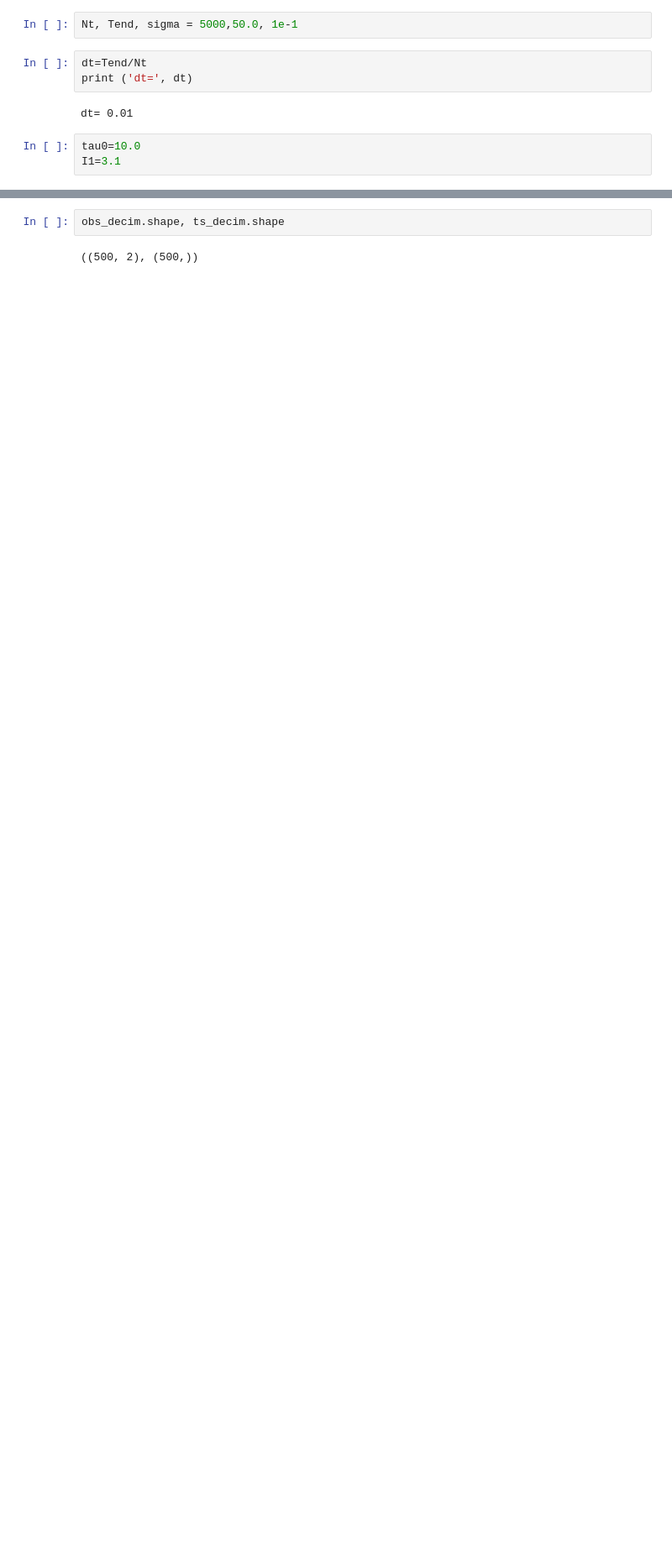
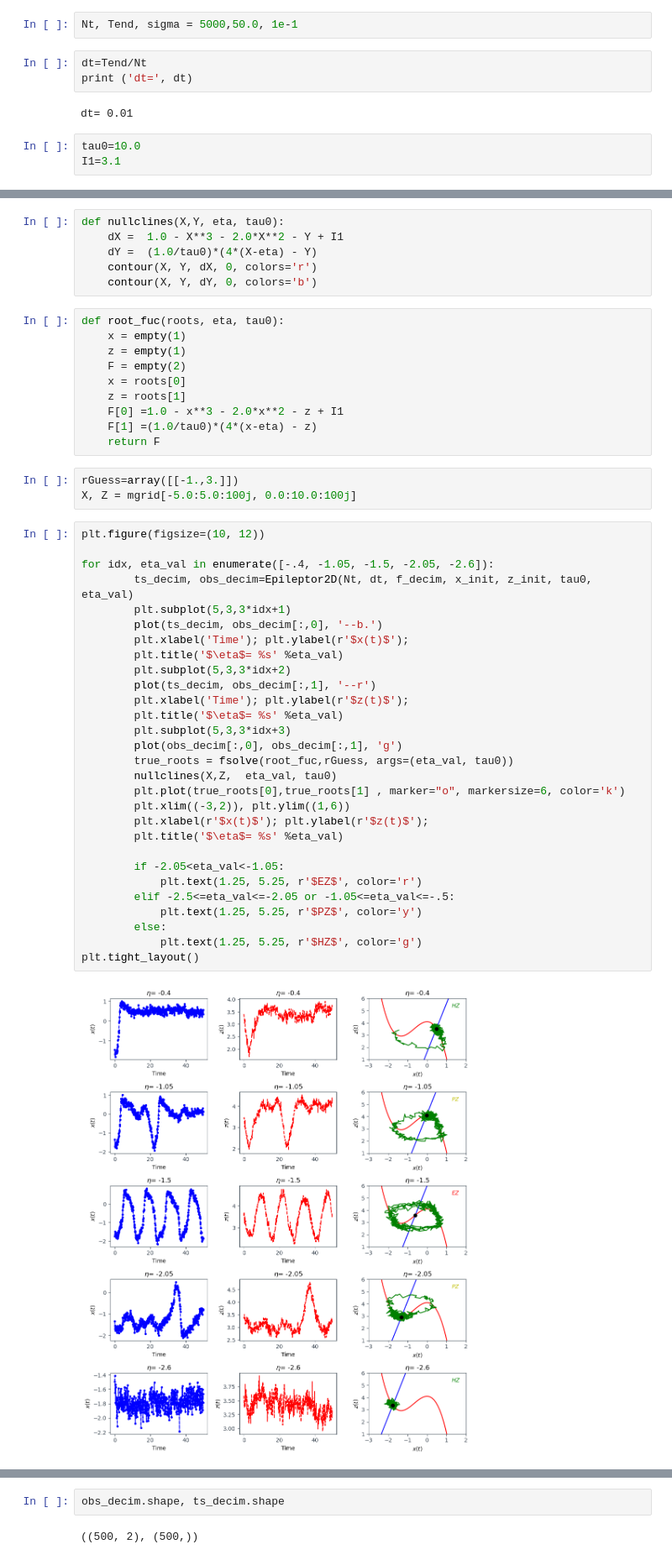
Before and after one commit to ins-amu/BVEP, a Jupyter notebook: EpileptorInferHyposPrior.ipynb, the cells around one changed output, grey strips where cells are left out. Shown: that part at 84% size. Drawn from its saved outputs; the diff is of its cells as text; blank space fills up the shorter version.

```diff
--- a/EpileptorInferHyposPrior.ipynb
+++ b/EpileptorInferHyposPrior.ipynb
@@ -85,0 +78,50 @@ obs_decim, ts_decim= obs[::f_decim], ts[::f_decim]
+# %%
+def nullclines(X,Y, eta, tau0):
+    dX =  1.0 - X**3 - 2.0*X**2 - Y + I1
+    dY =  (1.0/tau0)*(4*(X-eta) - Y)
+    contour(X, Y, dX, 0, colors='r')
+    contour(X, Y, dY, 0, colors='b')
+# %%
+def root_fuc(roots, eta, tau0):
+    x = empty(1)
+    z = empty(1)
+    F = empty(2)
+    x = roots[0]
+    z = roots[1]
+    F[0] =1.0 - x**3 - 2.0*x**2 - z + I1
+    F[1] =(1.0/tau0)*(4*(x-eta) - z)
+    return F
+# %%
+rGuess=array([[-1.,3.]])
+X, Z = mgrid[-5.0:5.0:100j, 0.0:10.0:100j]
+# %%
+plt.figure(figsize=(10, 12))
+
+for idx, eta_val in enumerate([-.4, -1.05, -1.5, -2.05, -2.6]):
+        ts_decim, obs_decim=Epileptor2D(Nt, dt, f_decim, x_init, z_init, tau0, eta_val)
+        plt.subplot(5,3,3*idx+1)
+        plot(ts_decim, obs_decim[:,0], '--b.')
+        plt.xlabel('Time'); plt.ylabel(r'$x(t)$');
+        plt.title('$\eta$= %s' %eta_val)
+        plt.subplot(5,3,3*idx+2)
+        plot(ts_decim, obs_decim[:,1], '--r')
+        plt.xlabel('Time'); plt.ylabel(r'$z(t)$');
+        plt.title('$\eta$= %s' %eta_val)
+        plt.subplot(5,3,3*idx+3)
+        plot(obs_decim[:,0], obs_decim[:,1], 'g')
+        true_roots = fsolve(root_fuc,rGuess, args=(eta_val, tau0))
+        nullclines(X,Z,  eta_val, tau0)
+        plt.plot(true_roots[0],true_roots[1] , marker="o", markersize=6, color='k')
+        plt.xlim((-3,2)), plt.ylim((1,6))
+        plt.xlabel(r'$x(t)$'); plt.ylabel(r'$z(t)$');
+        plt.title('$\eta$= %s' %eta_val)
+
+        if -2.05<eta_val<-1.05:
+            plt.text(1.25, 5.25, r'$EZ$', color='r')
+        elif -2.5<=eta_val<=-2.05 or -1.05<=eta_val<=-.5:
+            plt.text(1.25, 5.25, r'$PZ$', color='y')
+        else:
+            plt.text(1.25, 5.25, r'$HZ$', color='g')
+plt.tight_layout()
+# %% [output]
+[figure, added]
```
Also changed, not shown: parts of 14 cells of this notebook.
